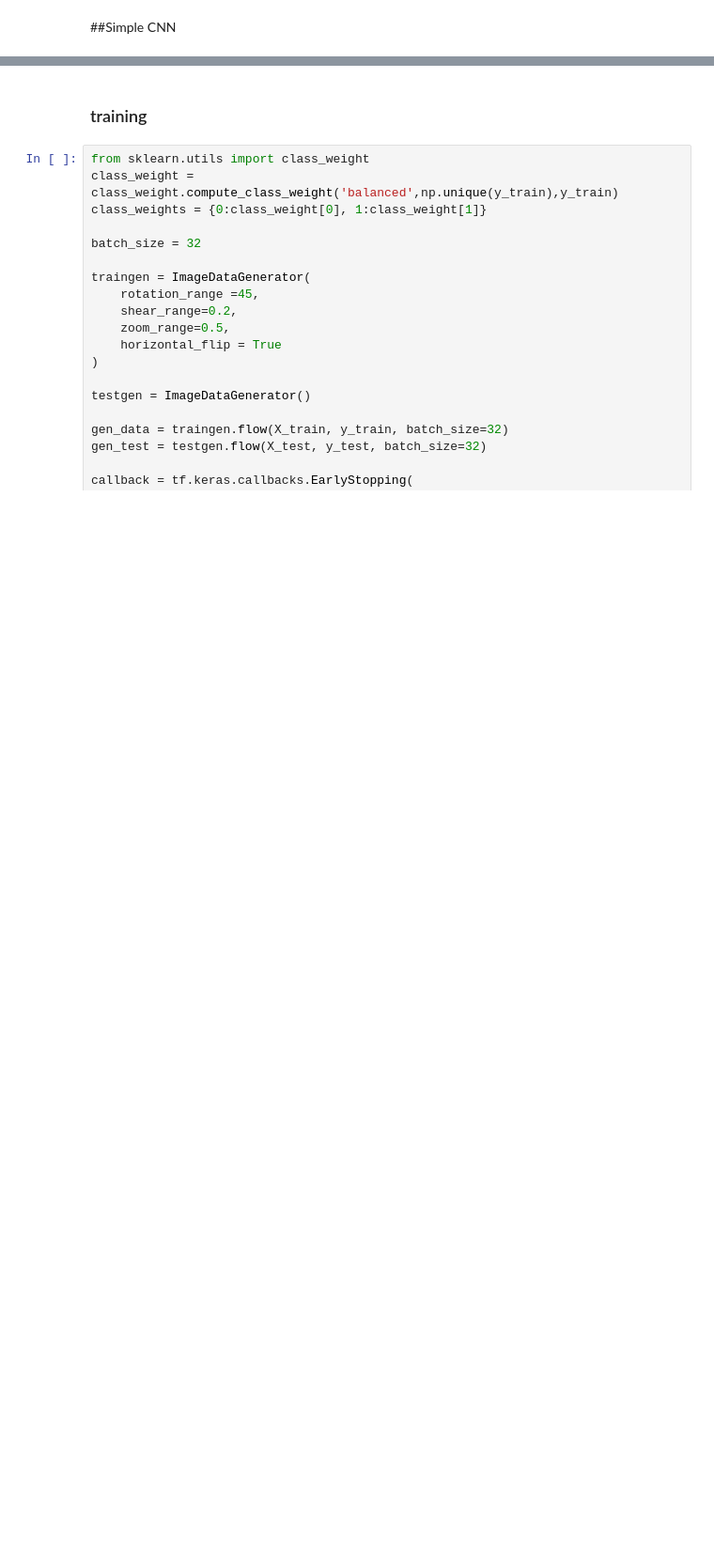
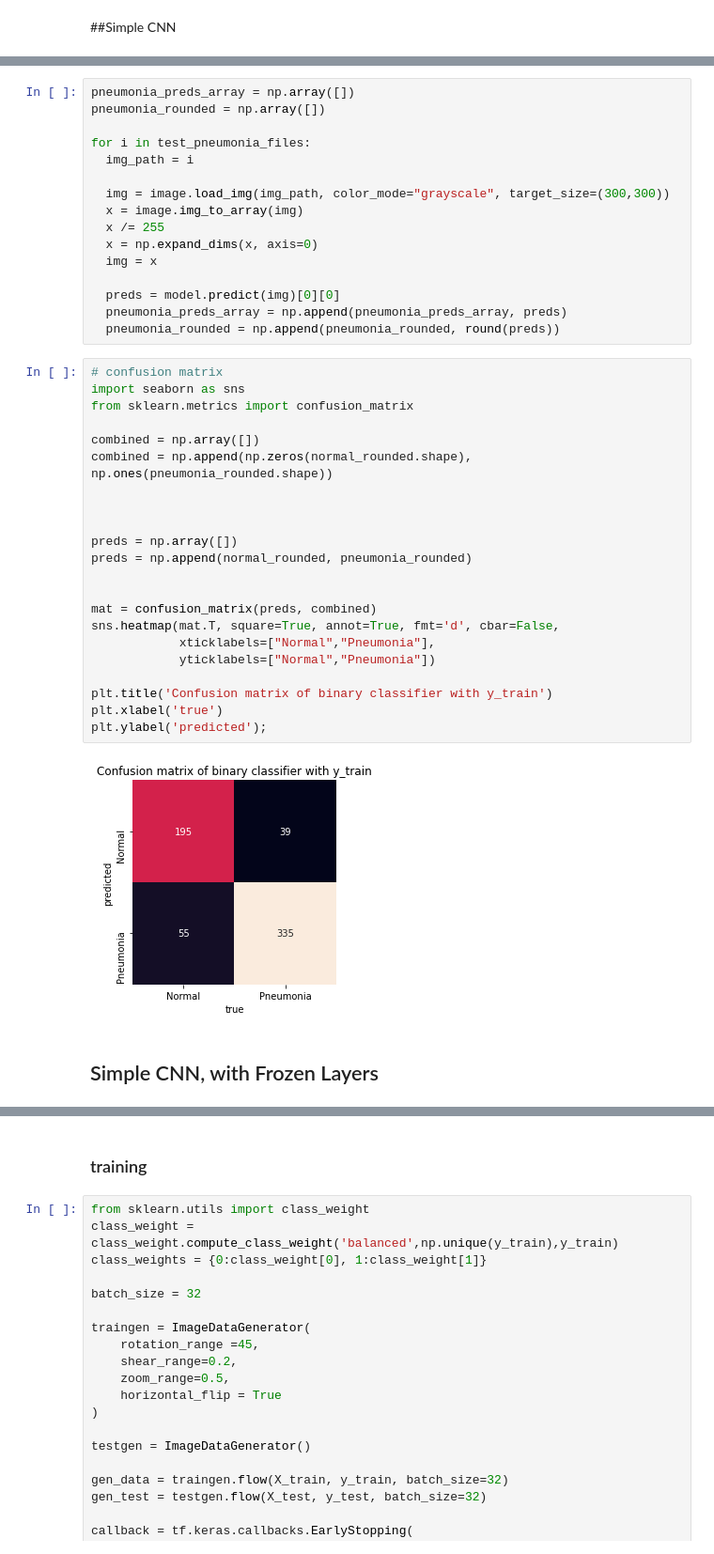
Before and after one commit to xkumachii/pneumonia, a Jupyter notebook: Pneumonia_Final.ipynb, the cells around one changed output, grey strips where cells are left out. Shown at 94% size. Cells and saved outputs as stored; diff of their text form; blank space fills up the shorter version.

```diff
--- a/Pneumonia_Final.ipynb
+++ b/Pneumonia_Final.ipynb
@@ -197,0 +287,42 @@ _________________________________________________________________
+# %%
+pneumonia_preds_array = np.array([])
+pneumonia_rounded = np.array([])
+
+for i in test_pneumonia_files:
+  img_path = i
+
+  img = image.load_img(img_path, color_mode="grayscale", target_size=(300,300))
+  x = image.img_to_array(img)
+  x /= 255
+  x = np.expand_dims(x, axis=0)
+  img = x
+
+  preds = model.predict(img)[0][0]
+  pneumonia_preds_array = np.append(pneumonia_preds_array, preds)
+  pneumonia_rounded = np.append(pneumonia_rounded, round(preds))
+# %%
+# confusion matrix
+import seaborn as sns
+from sklearn.metrics import confusion_matrix
+
+combined = np.array([])
+combined = np.append(np.zeros(normal_rounded.shape), np.ones(pneumonia_rounded.shape))
+
+
+
+preds = np.array([])
+preds = np.append(normal_rounded, pneumonia_rounded)
+
+
+mat = confusion_matrix(preds, combined)
+sns.heatmap(mat.T, square=True, annot=True, fmt='d', cbar=False,
+            xticklabels=["Normal","Pneumonia"],
+            yticklabels=["Normal","Pneumonia"])
+
+plt.title('Confusion matrix of binary classifier with y_train')
+plt.xlabel('true')
+plt.ylabel('predicted');
+# %% [output]
+[figure, added]
+# %% [markdown]
+## Simple CNN, with Frozen Layers
```
Also changed, not shown: parts of 118 cells of this notebook.
